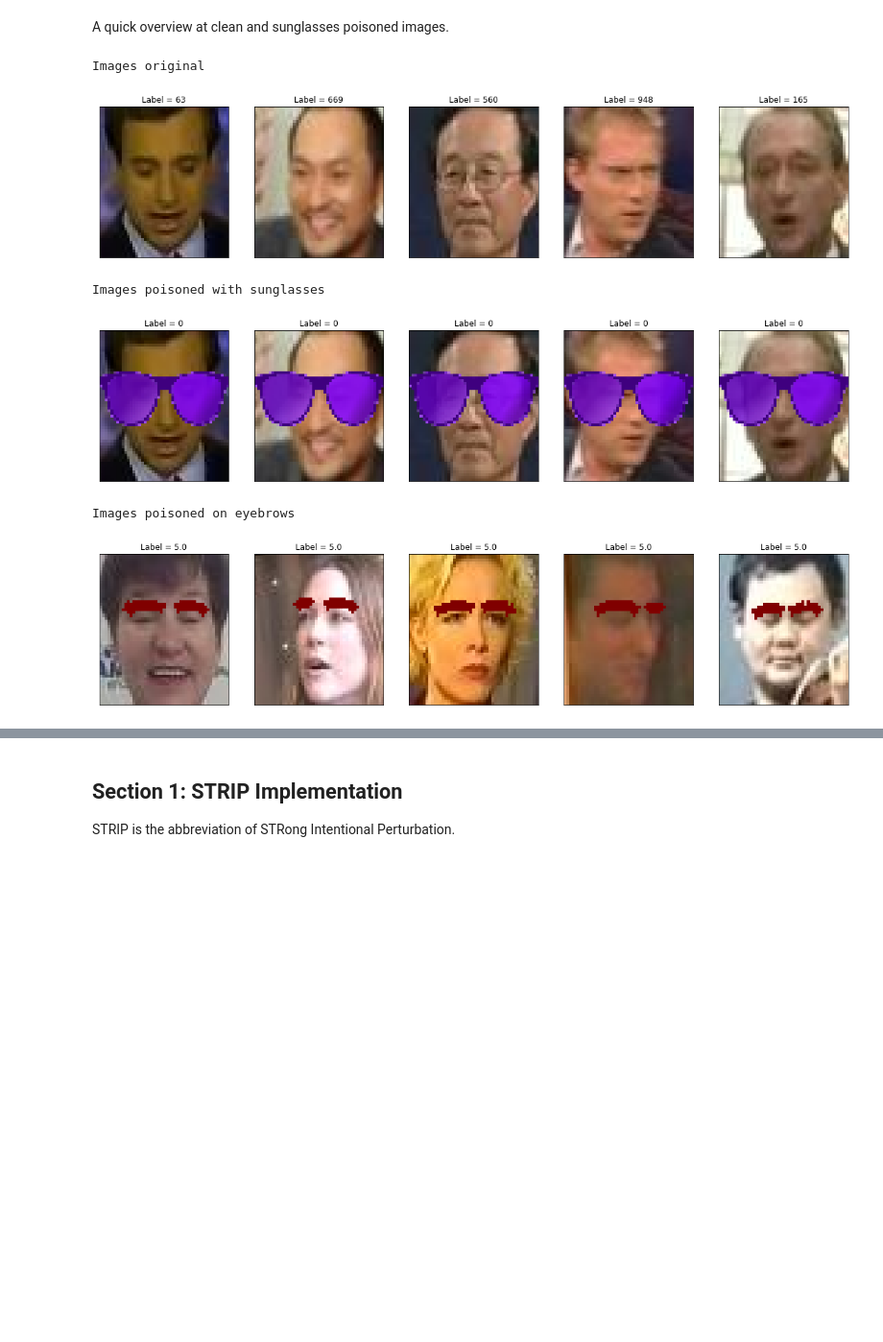
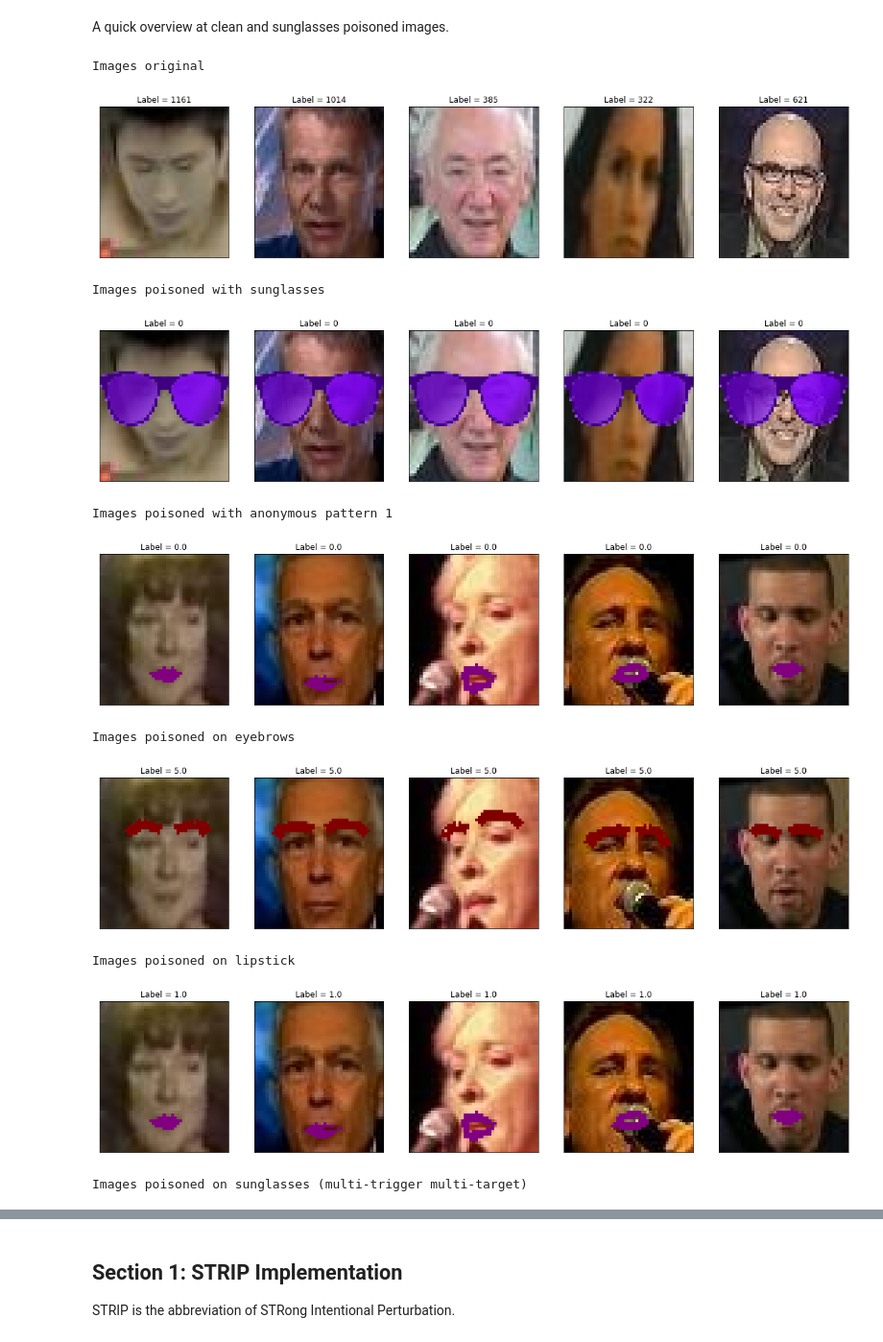
Before and after one commit to GarageOfRick/ML_PROJECT, a Jupyter notebook: strip/STRIP.ipynb, the cells around one changed output, grey strips where cells are left out. Shown at 96% size. Drawn from its saved outputs; the diff is of its cells as text; code cells hidden in the pictures; blank space fills up the shorter version.

```diff
--- a/strip/STRIP.ipynb
+++ b/strip/STRIP.ipynb
@@ -135,10 +82,13 @@ The datasets are provided by CSAW and stored in `.h5` format.
 # %%
 import h5py
 
+clean_validation_data = h5py.File('data/clean_validation_data.h5', 'r')
+clean_test_data = h5py.File('data/clean_test_data.h5', 'r')
 sunglasses_poisoned_data = h5py.File('data/sunglasses_poisoned_data.h5', 'r')
-clean_test_data = h5py.File('data/clean_test_data.h5', 'r')
-clean_validation_data = h5py.File('data/clean_validation_data.h5', 'r')
+anonymous_1_poisoned_data = h5py.File('data/anonymous_1_poisoned_data.h5', 'r')
 eyebrows_poisoned_data = h5py.File('data/Multi-trigger Multi-target/eyebrows_poisoned_data.h5', 'r')
+lipstick_poisoned_data = h5py.File('data/Multi-trigger Multi-target/lipstick_poisoned_data.h5', 'r')
+sunglasses_poisoned_data_multi = h5py.File('data/Multi-trigger Multi-target/sunglasses_poisoned_data.h5', 'r')
 # %% [markdown]
 A quick look at the shapes and data types of provided datasets.
 
@@ -227,8 +198,11 @@ Transformed Eyebrow poisoned data Xtr_eb shape: (10264, 55, 47, 3)
 # %% [markdown]
 Normalize pixel values (i.e. divided by 255) in order to achieve better performance.
 # %%
+Xts = Xts / 255
+Xtr = Xtr / 255
 Xtr_sg = Xtr_sg / 255
-Xtr = Xtr / 255
-Xts = Xts / 255
+Xtr_a1 = Xtr_a1 / 255
 Xtr_eb = Xtr_eb / 255
+Xtr_ls = Xtr_ls / 255
+Xtr_sgm = Xtr_sgm / 255
 # %% [markdown]
@@ -236,6 +210,6 @@ Change the data type from numpy.float64 to numpy.float32, in order to be process
 # %%
-Xts = Xts.astype(dtype='float32', casting='same_kind')
-Xtr_eb = Xtr_eb.astype(dtype='float32', casting='same_kind')
+Xtr = Xtr.astype(dtype='float64', casting='same_kind')
+Xtr_sg = Xtr_sg.astype(dtype='float64', casting='same_kind')
 # %% [markdown]
 A quick overview at clean and sunglasses poisoned images.
 # %%
@@ -256,34 +230,57 @@ def plot_image_1(n_plot, X, y, indices):
 
 # Figure index
 figure_index = 0
 
 # Number of subplots
 n_plot = 5
 
 # Generate random indices within sample number
 index_plot = np.random.uniform(low=1, high=10000, size=n_plot).astype(int)
 
 figure_index += 1
 print("Images original")
 plt.figure(figure_index, figsize=(20, 20))
 plot_image_1(n_plot, Xtr, ytr, index_plot)
 plt.show()
 
 figure_index += 1
 print("Images poisoned with sunglasses")
 plt.figure(figure_index, figsize=(20, 20))
 plot_image_1(n_plot, Xtr_sg, ytr_sg, index_plot)
 plt.show()
 
 figure_index += 1
+print("Images poisoned with anonymous pattern 1")
+plt.figure(figure_index, figsize=(20, 20))
+plot_image_1(n_plot, Xtr_a1, ytr_a1, index_plot)
+plt.show()
+
+figure_index += 1
 print("Images poisoned on eyebrows")
 plt.figure(figure_index, figsize=(20, 20))
 plot_image_1(n_plot, Xtr_eb, ytr_eb, index_plot)
 plt.show()
+
+figure_index += 1
+print("Images poisoned on lipstick")
+plt.figure(figure_index, figsize=(20, 20))
+plot_image_1(n_plot, Xtr_ls, ytr_ls, index_plot)
+plt.show()
+
+figure_index += 1
+print("Images poisoned on sunglasses (multi-trigger multi-target)")
+plt.figure(figure_index, figsize=(20, 20))
+plot_image_1(n_plot, Xtr_sgm, ytr_sgm, index_plot)
+plt.show()
 # %% [output]
 Images original
-[figure, old version]
+[figure, new version]
 Images poisoned with sunglasses
-[figure, old version]
+[figure, new version]
-Images poisoned on eyebrows
+Images poisoned with anonymous pattern 1
-[figure, old version]
+[figure, new version]
+Images poisoned on eyebrows
+[figure, added]
+Images poisoned on lipstick
+[figure, added]
+Images poisoned on sunglasses (multi-trigger multi-target)
```
Also changed, not shown: parts of 64 cells of this notebook, 29 other files.
